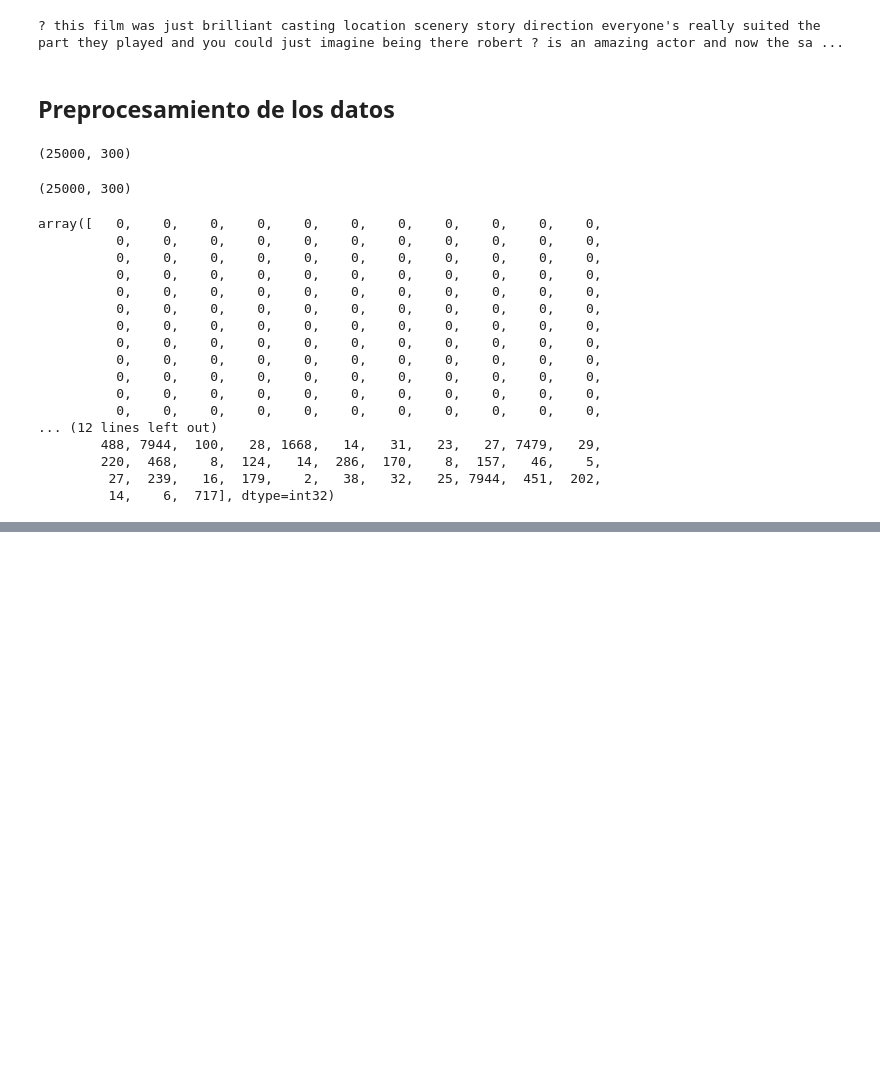
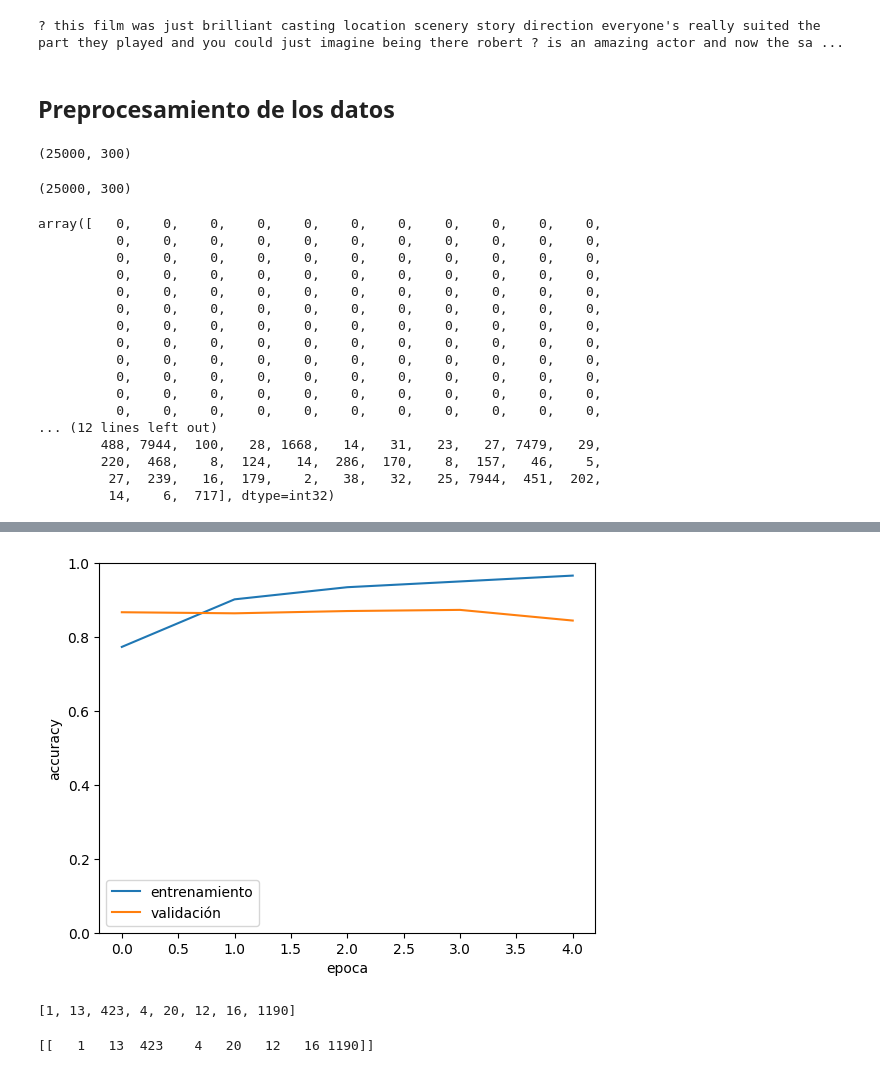
Before and after one commit to rgap/DiplomaCourse-DeepLearning-Notebooks, a Jupyter notebook: l_IMDB_SentimentClassification_RNN_LSTM/Rel_Guzman_ClasificaSentimientoLSTMChallenge_v2.ipynb, the cells around one changed output, grey strips where cells are left out. Cells and saved outputs as stored; diff of their text form; code cells hidden in the pictures; blank space fills up the shorter version.

```diff
--- a/l_IMDB_SentimentClassification_RNN_LSTM/Rel_Guzman_ClasificaSentimientoLSTMChallenge_v2.ipynb
+++ b/l_IMDB_SentimentClassification_RNN_LSTM/Rel_Guzman_ClasificaSentimientoLSTMChallenge_v2.ipynb
@@ -200,0 +361,16 @@ plt.show()
+# %%
+# Optimizador
+Adam = optimizers.Adam(learning_rate=0.001)
+# %%
+# Compilación del modelo
+modeloBi.compile(optimizer=Adam, loss='binary_crossentropy', metrics=['accuracy'])
+# %%
+checkpointer = callbacks.ModelCheckpoint('modeloBidirectionalLSTM.h5', monitor = 'val_accuracy',
+                                         save_best_only = True, mode = 'max')
+# %%
+# Entrenamiento del modelo
+H = modeloBi.fit(padded_x_train, y_train,
+                 validation_data = (padded_x_test, y_test),
+                 epochs = 5,
+                 batch_size = 100,
+                 callbacks = [checkpointer])
@@ -200,0 +388,13 @@ plt.show()
+# %%
+# Evaluar las graficas del accuracy (precisión) y del error es una buena práctica.
+# Estas graficas te dicen si el modelo necesita más épocas de entrenamiento,
+# si tienes overfitting o si es el óptimo.
+plt.plot(H.history['accuracy'], label='entrenamiento')
+plt.plot(H.history['val_accuracy'], label='validación')
+plt.legend(loc='best')
+plt.xlabel('epoca')
+plt.ylabel('accuracy')
+plt.ylim([0,1])
+plt.show()
+# %% [output]
+[figure, added]
@@ -204,9 +408,16 @@ opinion =
 # %%
 # Vectoriza tu opinión
 opinionVector = [int(diccionarioPalabras.get(i,-1) + 3) for i in opinion.split()]
+opinionVector.insert(0, 1)
+print(opinionVector)
+# %% [output]
+[1, 13, 423, 4, 20, 12, 16, 1190]
 # %%
 # Estandariza/Codifica tu opinión
 opinionArreglo = np.array(opinionVector).reshape(1, len(opinionVector))
+print(opinionArreglo)
+# %% [output]
+[[   1   13  423    4   20   12   16 1190]]
 # %%
 # Ajusta el vector con padding
 opinionPadded = pad_sequences(opinionArreglo, maxlen = max_length)
```
Also changed, not shown: parts of 30 cells of this notebook.
